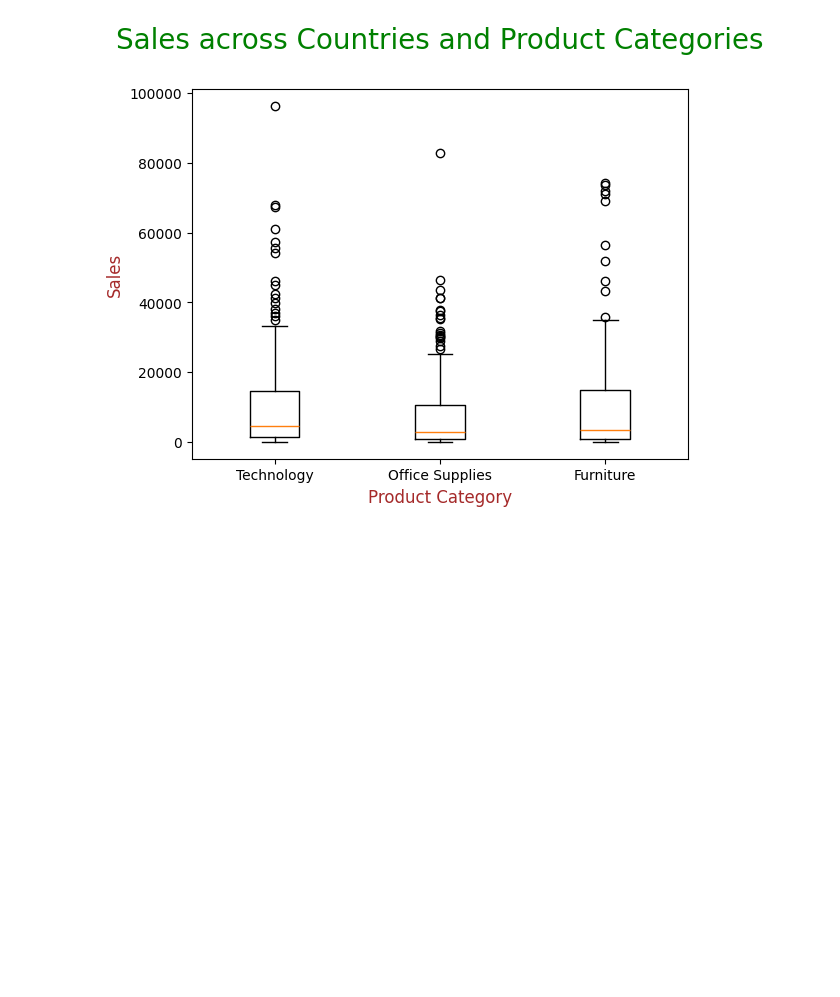
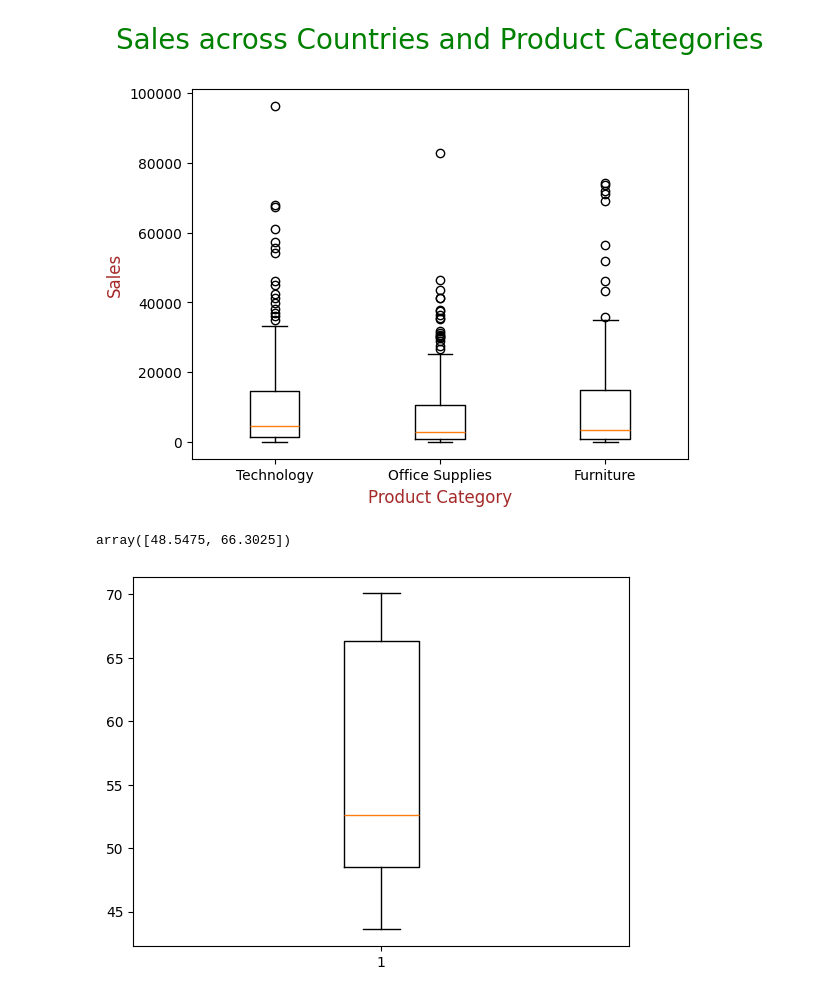
Before and after one commit to SUBHASISHBISWAS/UpGrad, a Jupyter notebook: Code/Courses/C1-SQL and Statistics Essentials/M2-Data Visualisation using Python/S1-Introduction to Data Visualisation with Matplotlib/SUBHASISH BISWAS/1-Matplotlib.ipynb, the cells around one changed output. Drawn from its saved outputs; the diff is of its cells as text; code cells hidden in the pictures; blank space fills up the shorter version.

```diff
--- a/Code/Courses/C1-SQL and Statistics Essentials/M2-Data Visualisation using Python/S1-Introduction to Data Visualisation with Matplotlib/SUBHASISH BISWAS/1-Matplotlib.ipynb
+++ b/Code/Courses/C1-SQL and Statistics Essentials/M2-Data Visualisation using Python/S1-Introduction to Data Visualisation with Matplotlib/SUBHASISH BISWAS/1-Matplotlib.ipynb
@@ -272,3 +272,11 @@ plt.xticks((1, 2, 3), ["Technology", "Office Supplies", "Furniture"])
 plt.show()
 # %% [output]
 [figure]
+# %%
+
+list_1 = [48.49, 67.54, 57.47, 68.17, 51.18, 68.31, 50.33, 66.7, 45.62, 43.59, 53.64, 70.08, 47.69, 61.27, 44.14, 51.62, 48.72, 65.11]
+plt.boxplot(list_1)
+np.percentile(list_1, [25,75])
+# %% [output]
+array([48.5475, 66.3025])
+[figure, added]
```
Also changed, not shown: parts of 2 cells of this notebook.
